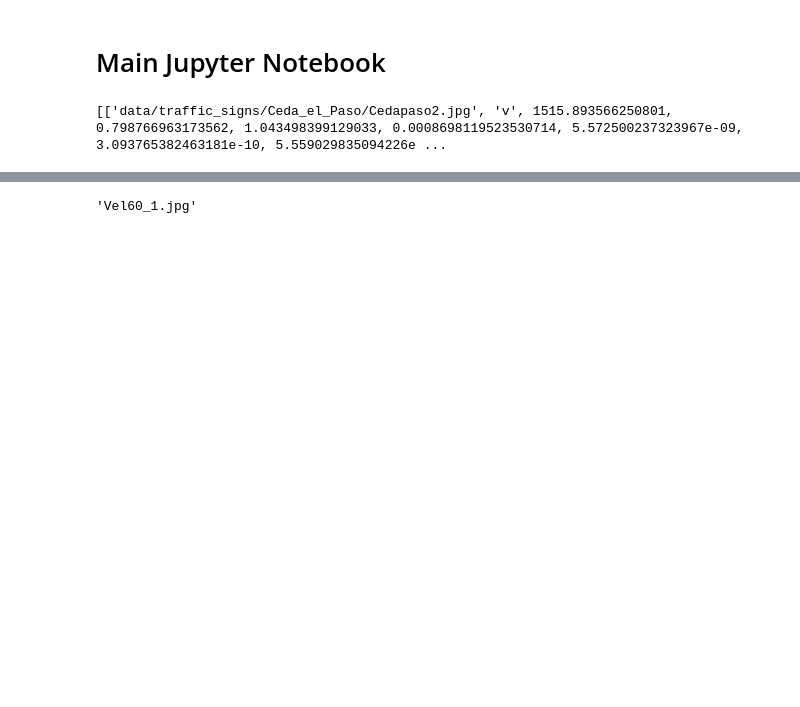
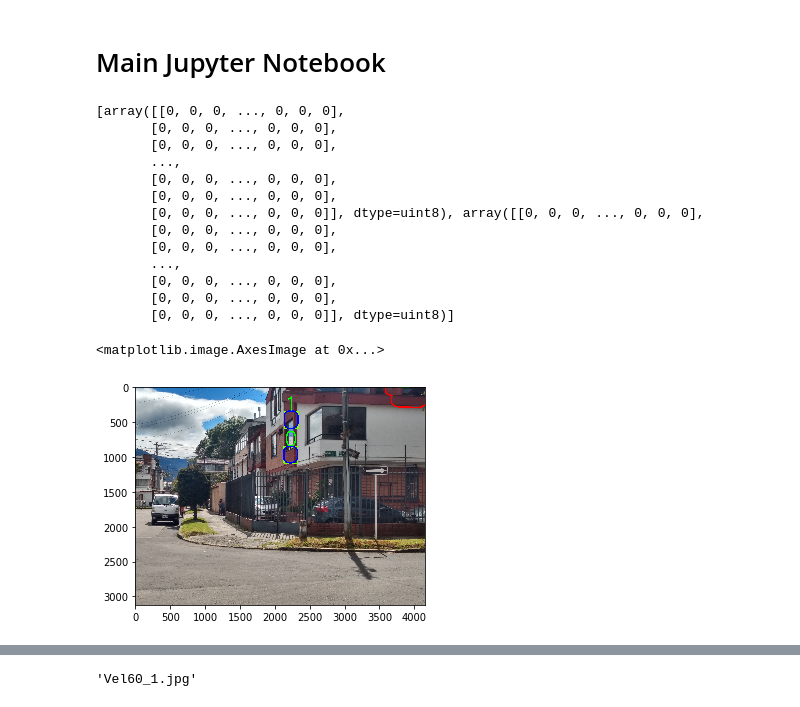
Before and after one commit to jspinaj/Computer-Vision, a Jupyter notebook: main.ipynb, the cells around one changed output, grey strips where cells are left out. Cells and saved outputs as stored; diff of their text form; code cells hidden in the pictures; blank space fills up the shorter version.

```diff
--- a/main.ipynb
+++ b/main.ipynb
@@ -19,18 +20,39 @@ from sklearn.decomposition import PCA
 
 import extraerROI as roi
 # %%
-img_filename="data/traffic_signs/Ceda_el_Paso/Cedapaso2.jpg"
-
+img_filename="data/traffic_signs/Flecha_Derecha/Flechader4.jpg"
 
 imagenROI,ima_umbralizada,var,ima_prueba= roi.extraccion_ROI(img_filename,"v")
 
 filename = "data/my_gif.GIF"
 #imageio.mimsave(filename, ima_prueba,fps=2)
 #img_plot(img_og,img_processed,img_BW,filename_out)
 
-print(var)
+for k in range(len(ima_umbralizada)):
+    print(ima_umbralizada[k])
+
+print(ima_umbralizada)
+
+
+
+#print(ima_umbralizada.size())
+plt.imshow(imagenROI)
 # %% [output]
-[['data/traffic_signs/Ceda_el_Paso/Cedapaso2.jpg', 'v', 1515.893566250801, 0.798766963173562, 1.043498399129033, 0.0008698119523530714, 5.572500237323967e-09, 3.093765382463181e-10, 5.559029835094226e ...
+[array([[0, 0, 0, ..., 0, 0, 0],
+       [0, 0, 0, ..., 0, 0, 0],
+       [0, 0, 0, ..., 0, 0, 0],
+       ...,
+       [0, 0, 0, ..., 0, 0, 0],
+       [0, 0, 0, ..., 0, 0, 0],
+       [0, 0, 0, ..., 0, 0, 0]], dtype=uint8), array([[0, 0, 0, ..., 0, 0, 0],
+       [0, 0, 0, ..., 0, 0, 0],
+       [0, 0, 0, ..., 0, 0, 0],
+       ...,
+       [0, 0, 0, ..., 0, 0, 0],
+       [0, 0, 0, ..., 0, 0, 0],
+       [0, 0, 0, ..., 0, 0, 0]], dtype=uint8)]
+<matplotlib.image.AxesImage at 0x...>
+[figure, added]
 # %%
 # image ingest
 
```
Also changed, not shown: parts of 8 cells of this notebook, 2 other files.
